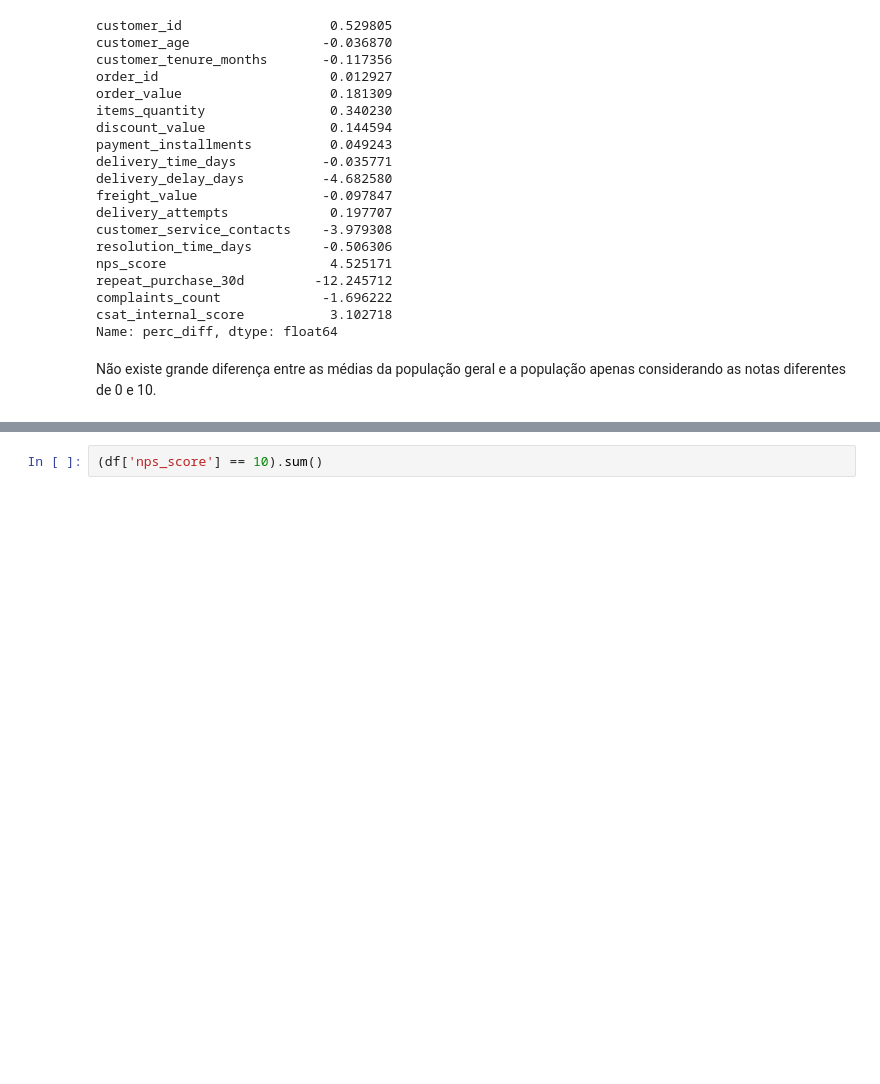
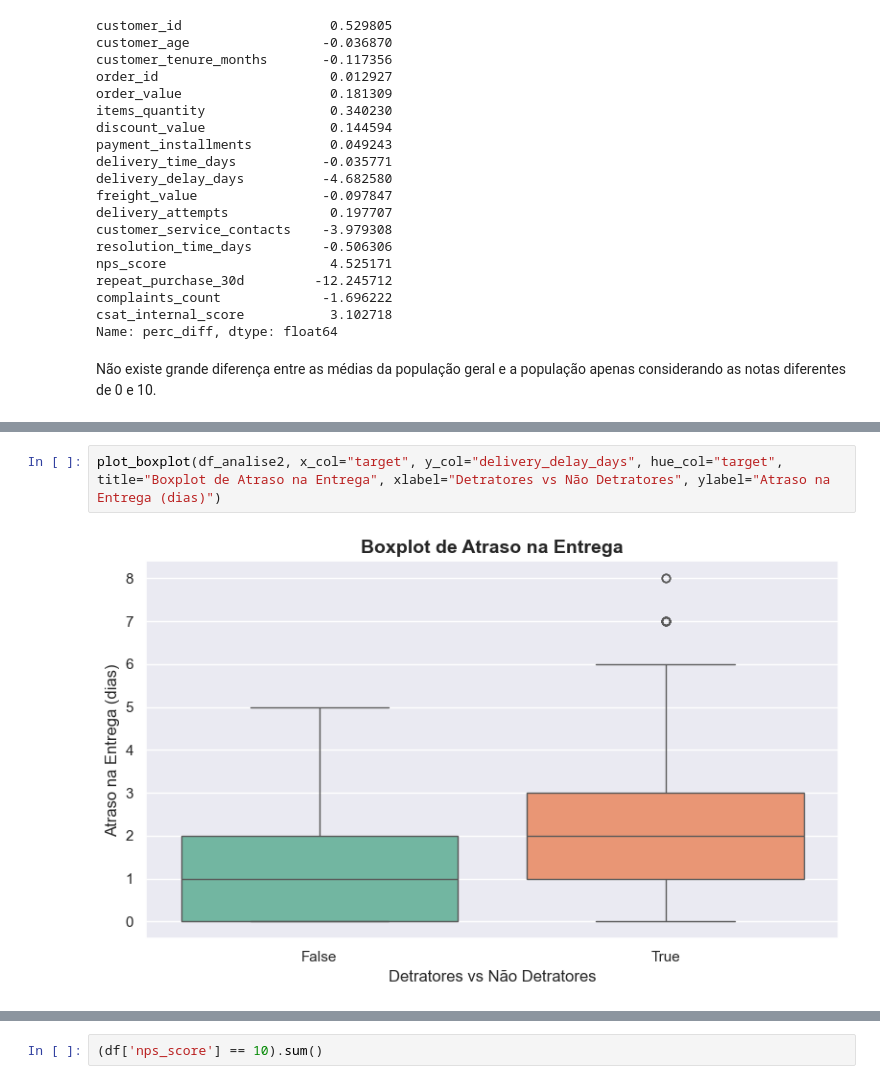
Before and after one commit to ViniciusTMiura/1AIST_projects, a Jupyter notebook: tech-challenge-01/notebooks/01_EDA_notebook.ipynb, the cells around one changed output, grey strips where cells are left out. Cells and saved outputs as stored; diff of their text form; blank space fills up the shorter version.

```diff
--- a/tech-challenge-01/notebooks/01_EDA_notebook.ipynb
+++ b/tech-challenge-01/notebooks/01_EDA_notebook.ipynb
@@ -630,0 +767,4 @@ Não existe grande diferença entre as médias da população geral e a populaç
+# %%
+plot_boxplot(df_analise2, x_col="target", y_col="delivery_delay_days", hue_col="target", title="Boxplot de Atraso na Entrega", xlabel="Detratores vs Não Detratores", ylabel="Atraso na Entrega (dias)")
+# %% [output]
+[figure, added]
```
Also changed, not shown: parts of 20 cells of this notebook, 1 other file.
